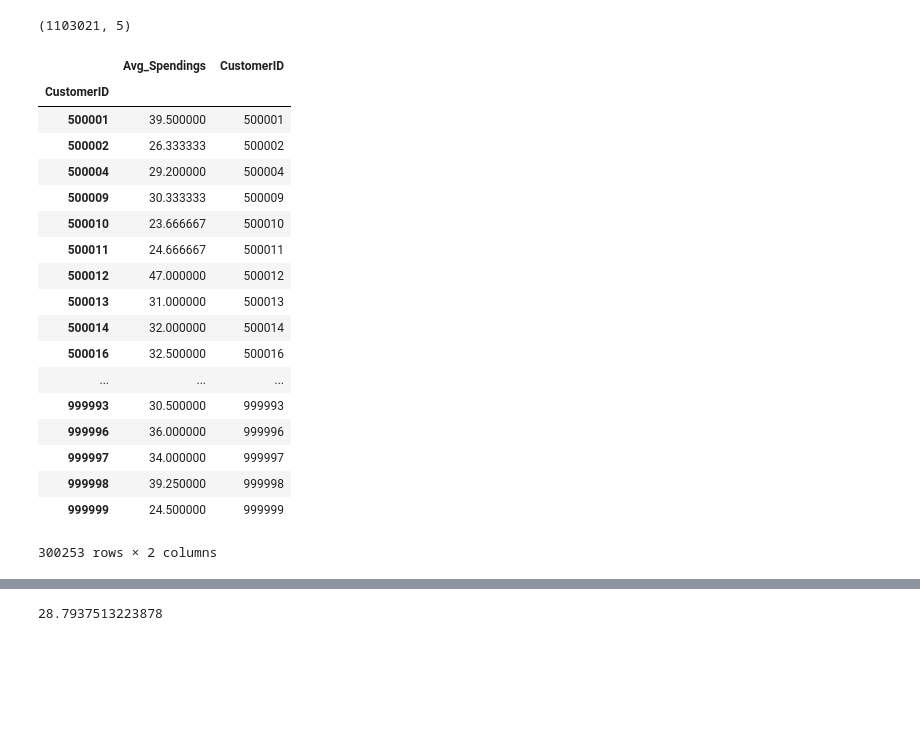
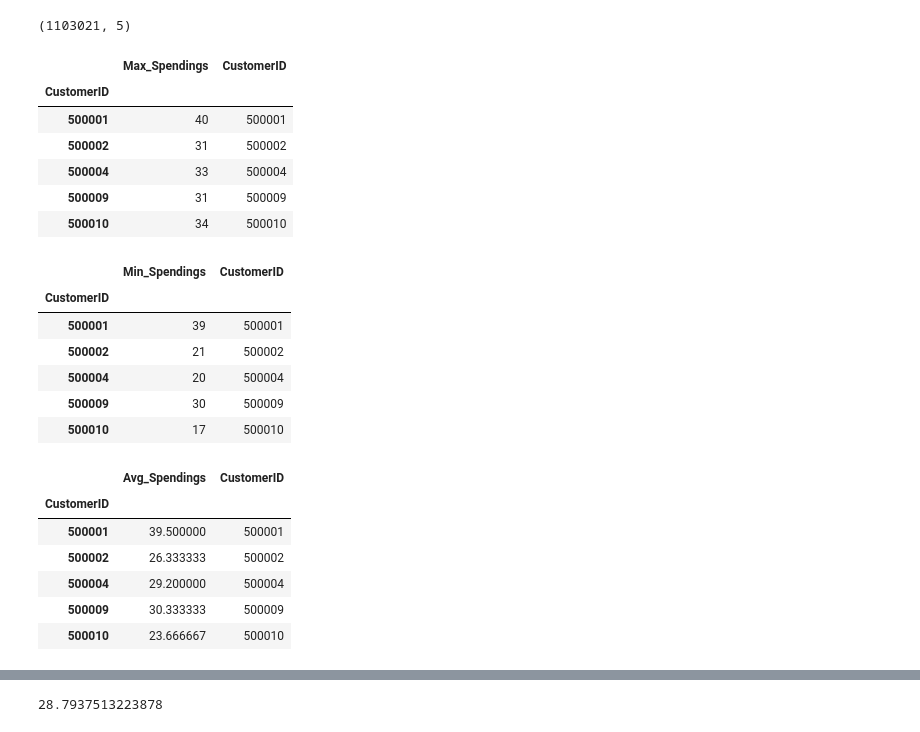
Before and after one commit to MounicaAleti/Customer_Purchasing_Patterns, a Jupyter notebook: myscript.ipynb, the cells around one changed output, grey strips where cells are left out. Drawn from its saved outputs; the diff is of its cells as text; code cells hidden in the pictures; blank space fills up the shorter version.

```diff
--- a/myscript.ipynb
+++ b/myscript.ipynb
@@ -3,9 +3,9 @@ import pandas as pd
 import numpy as np
 import matplotlib.pyplot as plt
 # %%
-customer_attr = pd.read_csv("customer_attr.csv")
-customer_visits = pd.read_csv('customer_visits.csv')
-customer_transactions = pd.read_csv('customer_trans.csv')
+customer_attr = pd.read_csv("customer_data_2014-15_attr.csv")
+customer_visits = pd.read_csv('customer_data_2015_visited.csv')
+customer_transactions = pd.read_csv('customer_data3_2015_transactions.csv')
 # %%
 print(customer_attr.shape)
 print(customer_attr.head())
@@ -167,7 +176,7 @@ temp_ct[temp_ct['CustomerID']==502005]
 # %%
 #Fetching offer month values
 offer_df = temp_ct.groupby(['transactionMonth']).get_group('Offer_Month')
-offer_df = pd.DataFrame(offer_df).copy()
+#offer_df = pd.DataFrame(offer_df).copy()
 # %%
 print(customer_transactions['CustomerID'].nunique())
 print(offer_df['CustomerID'].nunique())
@@ -217,17 +233,17 @@ nonOff_df.head()
 offer_df_copy = offer_df.copy()
 
 #Fetching last transactions of all customers
-offer_df_avg = offer_df.groupby(['CustomerID'])['transactionID'].max()
+offer_df_latest = offer_df.groupby(['CustomerID'])['transactionID'].max()
 # offer_df_avg = offer_df.loc[offer_df.reset_index().groupby(['CustomerID'])['transactionID'].idxmax()]
-offer_df_avg
-offer_df_avg = pd.DataFrame(offer_df_avg).copy()
-offer_df_avg = offer_df_avg.sort_index()
-offer_df_avg = offer_df_avg.rename(columns={'transactionDate':'lastTransactionDate','transactionID':'lastTransID'})
-offer_df_avg['CustomerID'] = offer_df_avg.index
-print(offer_df_avg['CustomerID'].nunique())
-print(offer_df_avg.shape)
+offer_df_latest
+offer_df_latest = pd.DataFrame(offer_df_latest).copy()
+offer_df_latest = offer_df_latest.sort_index()
+offer_df_latest = offer_df_latest.rename(columns={'transactionID':'lastTransID'})
+offer_df_latest['CustomerID'] = offer_df_latest.index
+print(offer_df_latest['CustomerID'].nunique())
+print(offer_df_latest.shape)
 print(offer_df_copy.shape)
-offer_df_avg.head()
+offer_df_latest.head()
 # %% [output]
 382329
 (382329, 2)
@@ -241,10 +257,12 @@ offer_df_avg.head()
 | 500009 | 3830338 | 500009 |
 # %%
 #Checking last transaction in whole transactions of offer-month
-cond = offer_df['transactionID'].isin(offer_df_avg['lastTransID'])
+cond = offer_df['transactionID'].isin(offer_df_latest['lastTransID'])
 
 #Saving entire row of customer last transaction into 'y'
 y = offer_df[cond]
 
 #Droping last transaction rows from entire offer-month transactions
 offer_df.drop(offer_df[cond].index, inplace = True)
+
+offer_df.head()
@@ -252,31 +281,51 @@ offer_df.drop(offer_df[cond].index, inplace = True)
 offer_df.shape
 # %% [output]
 (1103021, 5)
+# %%
+#maximum spends of each customer after deleting last-transaction
+temp_off_df_max = offer_df.groupby(['CustomerID'])['Spends'].max()
+temp_off_df_max = pd.DataFrame(temp_off_df_max).copy()
+temp_off_df_max = temp_off_df_max.sort_index()
+temp_off_df_max = temp_off_df_max.rename(columns={'Spends':'Max_Spendings'})
+temp_off_df_max['CustomerID'] = temp_off_df_max.index
+temp_off_df_max.head()
+# %% [output]
+|  | Max_Spendings | CustomerID |
+| CustomerID |  |  |
+| 500001 | 40 | 500001 |
+| 500002 | 31 | 500002 |
+| 500004 | 33 | 500004 |
+| 500009 | 31 | 500009 |
+| 500010 | 34 | 500010 |
+# %%
+#minimum spends of each customer after deleting last-transaction
+temp_off_df_min = offer_df.groupby(['CustomerID'])['Spends'].min()
+temp_off_df_min = pd.DataFrame(temp_off_df_min).copy()
+temp_off_df_min = temp_off_df_min.sort_index()
+temp_off_df_min = temp_off_df_min.rename(columns={'Spends':'Min_Spendings'})
+temp_off_df_min['CustomerID'] = temp_off_df_min.index
+temp_off_df_min.head()
+# %% [output]
+|  | Min_Spendings | CustomerID |
+| CustomerID |  |  |
+| 500001 | 39 | 500001 |
+| 500002 | 21 | 500002 |
+| 500004 | 20 | 500004 |
+| 500009 | 30 | 500009 |
+| 500010 | 17 | 500010 |
 # %%
 #Averaging spends of each customer after deleting last-transaction
 temp_off_df = offer_df.groupby(['CustomerID'])['Spends'].mean()
 temp_off_df = pd.DataFrame(temp_off_df).copy()
 temp_off_df = temp_off_df.sort_index()
 temp_off_df = temp_off_df.rename(columns={'Spends':'Avg_Spendings'})
 temp_off_df['CustomerID'] = temp_off_df.index
-temp_off_df
+temp_off_df.head()
 # %% [output]
 |  | Avg_Spendings | CustomerID |
 | CustomerID |  |  |
 | 500001 | 39.500000 | 500001 |
 | 500002 | 26.333333 | 500002 |
 | 500004 | 29.200000 | 500004 |
 | 500009 | 30.333333 | 500009 |
 | 500010 | 23.666667 | 500010 |
-| 500011 | 24.666667 | 500011 |
-| 500012 | 47.000000 | 500012 |
-| 500013 | 31.000000 | 500013 |
-| 500014 | 32.000000 | 500014 |
-| 500016 | 32.500000 | 500016 |
-| ... | ... | ... |
-| 999993 | 30.500000 | 999993 |
-| 999996 | 36.000000 | 999996 |
-| 999997 | 34.000000 | 999997 |
-| 999998 | 39.250000 | 999998 |
-| 999999 | 24.500000 | 999999 |
-300253 rows × 2 columns
```
Also changed, not shown: parts of 16 cells of this notebook.
